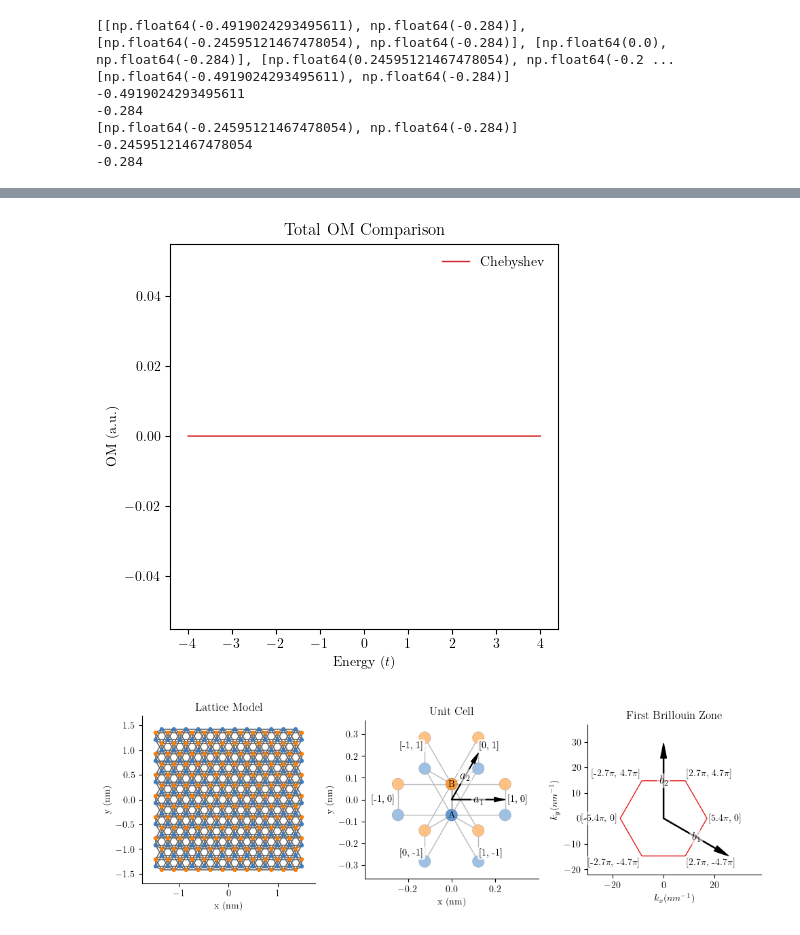
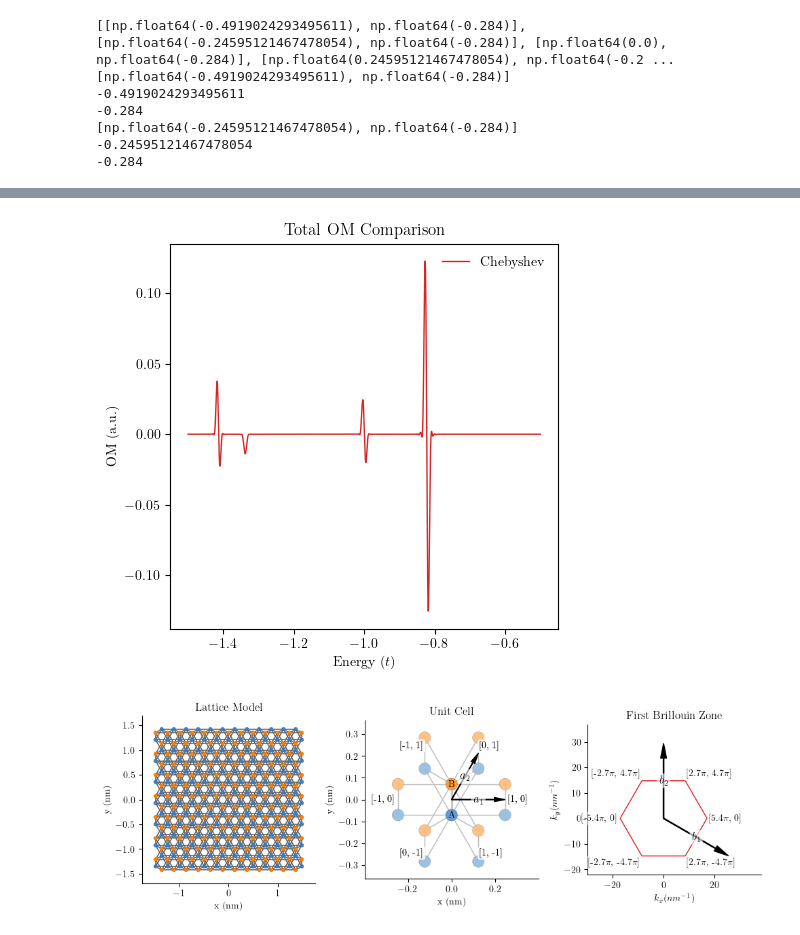
Before and after one commit to KJohnmar/ChebyshevExpasion, a Jupyter notebook: ChebyshevPolynomial.ipynb, the cells around one changed output, grey strips where cells are left out. Drawn from its saved outputs; the diff is of its cells as text; code cells hidden in the pictures.

```diff
--- a/ChebyshevPolynomial.ipynb
+++ b/ChebyshevPolynomial.ipynb
@@ -1432,3 +1506,17 @@ def get_triangulene_graphene(name, onsite=(0,0), center=(0,0), t=1.0, rotation_a
         add_nnn_by_distance(B_pos, "B")
 
     return lat_triangulene_graphene, positionsT #A_pos, B_pos
+# %%
+lat, _= get_triangulene_graphene(name="4-triangulene", onsite=(0,0), center=(0,0), t=1.0, rotation_angle=0, mode2N=True)
+
+plot=plt.figure(figsize=(10., 3))
+
+model = pb.Model(lat)
+plt.subplot(131, title="Lattice Model")
+model.plot(hopping={'width': 2, 'cmap': 'auto'})
+
+plt.subplot(132, title="Unit Cell")
+lat.plot()
+
+plt.tight_layout()
+plt.show(plot)
@@ -1485,10 +1575,14 @@ def main_plot_Triangulene_Chebyshev():
     #num_randomvectors = 20
     num_moments = 1000
 
+    field = 5.0
+
     lattice, pos = get_triangulene_graphene(name="4-triangulene", onsite=(0,0), center=(0,0), t=1.0, rotation_angle=0, mode2N=False)
     model = pb.Model(lattice, pb.primitive(1))
     H_dense = model.hamiltonian.toarray()
     num_sites = H_dense.shape[0]
+
+    H_mag = apply_magnetic_field(H_dense, pos, field)
 
     # --- SITE INDICES ---
     x, y, z = model.system.positions
@@ -1497,7 +1591,7 @@ def main_plot_Triangulene_Chebyshev():
     idx_corner = np.argmax(x)
 
     # --- SPECTRAL RESCALING ---
-    H_rescaled, E_max, E_min, shift, scale = rescale_hamiltonian(H_dense)
+    H_rescaled, E_max, E_min, shift, scale = rescale_hamiltonian(H_mag)
     energies_axis = np.linspace(-4, 4, 5000)
 
     """ ============== LOCAL Density Of States ============== """
@@ -1549,12 +1811,16 @@ def main_plot_Triangulene_Chebyshev():
     """ 4. Model Setup and Exact Diagonalization """
     # Parameters
     #num_randomvectors = 20
-    num_moments = 1000
+    num_moments = 2000
+
+    field = 5.0
 
     lattice, pos = get_triangulene_graphene(name="4-triangulene", onsite=(0,0), center=(0,0), t=1.0, rotation_angle=0, mode2N=False)
     model = pb.Model(lattice, pb.primitive(1))
     H_dense = model.hamiltonian.toarray()
     num_sites = H_dense.shape[0]
+
+    H_mag = apply_magnetic_field(H_dense, pos, field)
 
     # --- SITE INDICES ---
     x, y, z = model.system.positions
@@ -1563,41 +1829,41 @@ def main_plot_Triangulene_Chebyshev():
     idx_corner = np.argmax(x)
 
     # --- SPECTRAL RESCALING ---
-    H_rescaled, E_max, E_min, shift, scale = rescale_hamiltonian(H_dense)
-    energies_axis = np.linspace(-4, 4, 5000)
+    H_rescaled, E_max, E_min, shift, scale = rescale_hamiltonian(H_mag)
+    energies_axis = np.linspace(-1.5, -0.5, 5000)
 
     """ ============== Total Density Of States ============== """
     positions = pos
     mu = calculate_chebyshev_moments_Trace(H_rescaled, num_moments, positions)
     mu_g = get_kernel(mu, name="jackson")
     dos_KPM = get_DOS_Chebyshev(mu_g, energies_axis, shift, scale)
     dos_KPM = dos_KPM * num_sites # Scale to match total state count
 
     # Plot (Chebyshev: Red line, ED: Blue vertical lines)
     ax1.plot(energies_axis, dos_KPM, color="tab:red", lw=1, label="Chebyshev", zorder=2)
     ax1.set_title("Total OM Comparison")
     ax1.set_xlabel(r"Energy ($t$)")
     ax1.set_ylabel("OM (a.u.)")
     ax1.legend(frameon=False)
 
     # 5. Closing the boxes (Box Style)
     #for ax in [ax1, ax2, ax3, ax4]:
     #    for spine in ax.spines.values():
     #        spine.set_visible(True)
     #        spine.set_color('black')
     #        spine.set_linewidth(1.0)
     #    ax.set_frame_on(True)
     #    ax.set_xlim(-3.5, 3.5) # Focus on the active energy range
     #    ax.set_ylim(bottom=0)
 
     # 6. Finalization
     #plt.tight_layout()
     #plt.show()
 
 if __name__ == "__main__":
     main_plot_Triangulene_Chebyshev()
 # %% [output]
-[figure, old version]
+[figure, new version]
 # %%
 def haldane(onsite=(0, 0), t=1):
     """Return lattice specification for Haldane model"""
```
Also changed, not shown: parts of 7 cells of this notebook.
